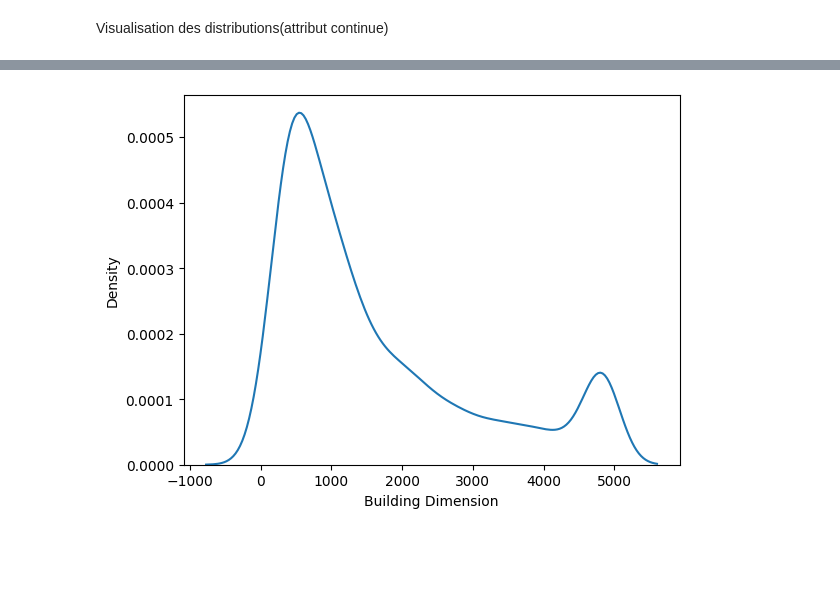
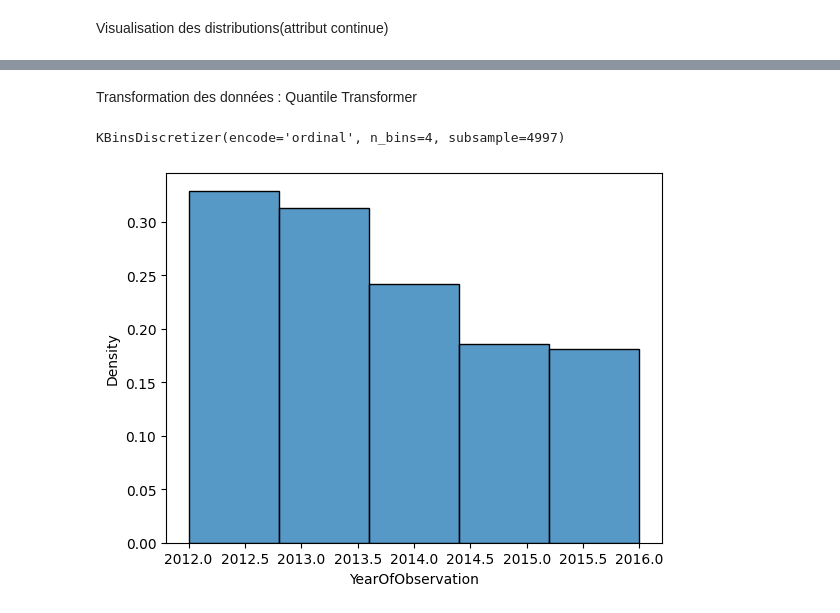
Before and after one commit to Sirine2002/Data_Mining, a Jupyter notebook: Projet.ipynb, the cells around one changed output, grey strips where cells are left out. Saved outputs shown, nothing was run; the diff lists cells and outputs as text; code cells hidden in the pictures; blank space fills up the shorter version.

```diff
--- a/Projet.ipynb
+++ b/Projet.ipynb
@@ -250,4 +248,9 @@ KDE_Courbe(df_assurance,"Residential")
-# %%
-KDE_Courbe(df_assurance,"Building Dimension")
-# %% [output]
-[figure, removed]
+# %% [markdown]
+Transformation des données : Quantile Transformer
+# %%
+sns.histplot(df_assurance['YearOfObservation'], stat='density', bins=5)
+enc=KBinsDiscretizer(n_bins=4,encode='ordinal', strategy='quantile',subsample=len(df_assurance))
+enc
+# %% [output]
+KBinsDiscretizer(encode='ordinal', n_bins=4, subsample=4997)
+[figure, added]
```
Also changed, not shown: parts of 8 cells of this notebook.
